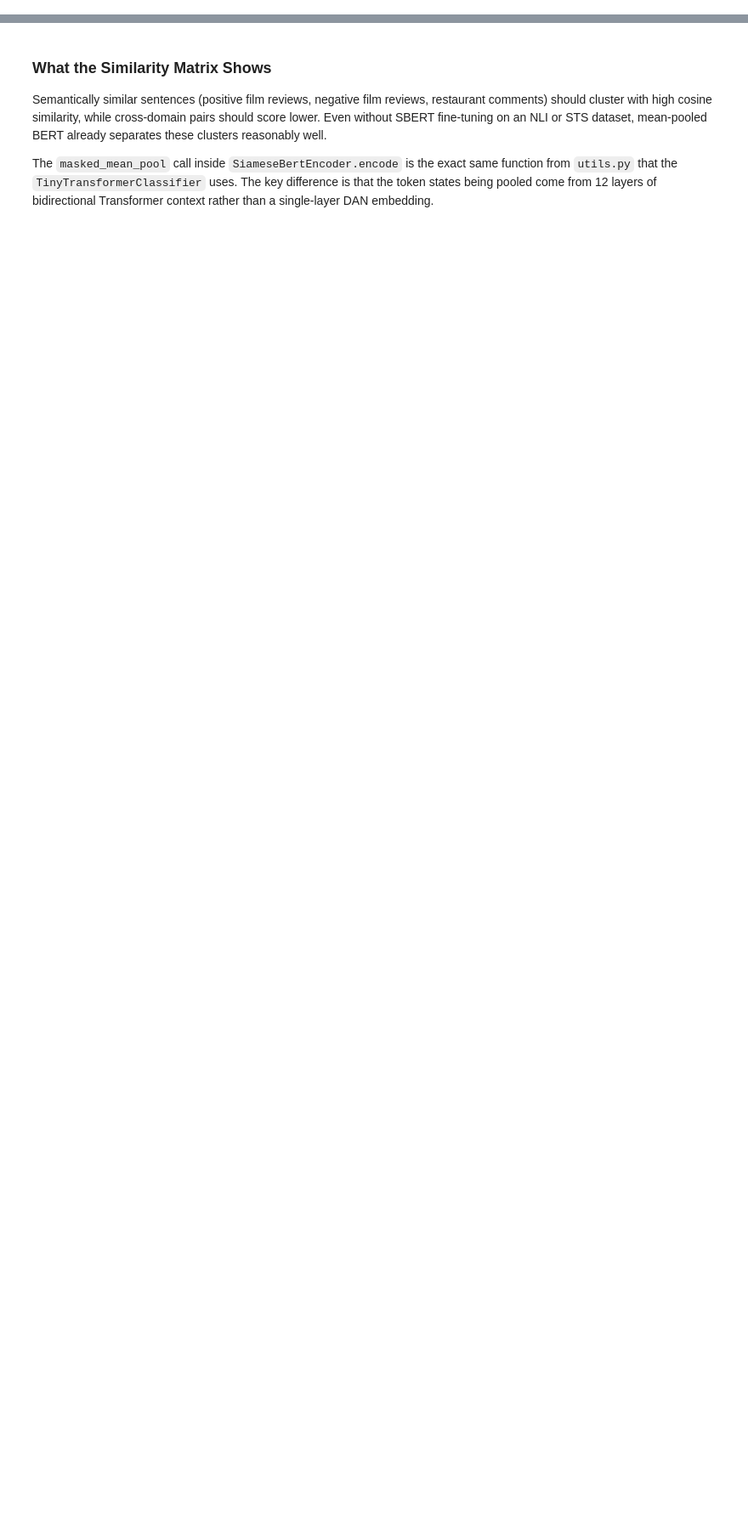
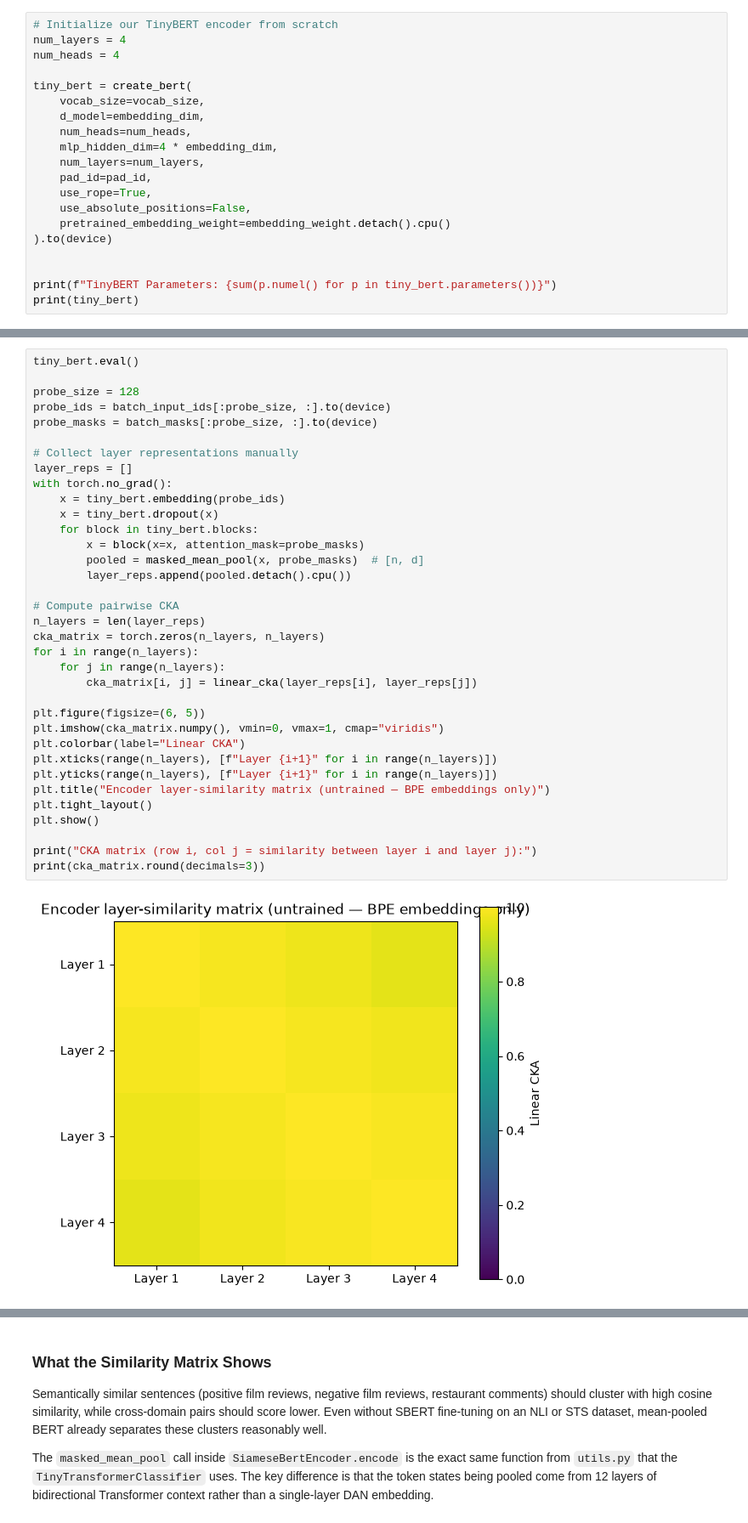
Before and after one commit to mdossett204/AI-maths-foundations, a Jupyter notebook: NLP-learning-notebooks/week7-BERT/Week_7_encoder.ipynb, the cells around one changed output, grey strips where cells are left out. Shown at 85% size. Saved outputs shown, nothing was run; the diff lists cells and outputs as text; blank space fills up the shorter version.

```diff
--- a/NLP-learning-notebooks/week7-BERT/Week_7_encoder.ipynb
+++ b/NLP-learning-notebooks/week7-BERT/Week_7_encoder.ipynb
@@ -875,0 +152,20 @@ plt.show()
+# %%
+# Initialize our TinyBERT encoder from scratch
+num_layers = 4
+num_heads = 4
+
+tiny_bert = create_bert(
+    vocab_size=vocab_size,
+    d_model=embedding_dim,
+    num_heads=num_heads,
+    mlp_hidden_dim=4 * embedding_dim,
+    num_layers=num_layers,
+    pad_id=pad_id,
+    use_rope=True,
+    use_absolute_positions=False,
+    pretrained_embedding_weight=embedding_weight.detach().cpu()
+).to(device)
+
+
+print(f"TinyBERT Parameters: {sum(p.numel() for p in tiny_bert.parameters())}")
+print(tiny_bert)
@@ -875,0 +190,37 @@ plt.show()
+# %%
+tiny_bert.eval()
+
+probe_size = 128
+probe_ids = batch_input_ids[:probe_size, :].to(device)
+probe_masks = batch_masks[:probe_size, :].to(device)
+
+# Collect layer representations manually
+layer_reps = []
+with torch.no_grad():
+    x = tiny_bert.embedding(probe_ids)
+    x = tiny_bert.dropout(x)
+    for block in tiny_bert.blocks:
+        x = block(x=x, attention_mask=probe_masks)
+        pooled = masked_mean_pool(x, probe_masks)  # [n, d]
+        layer_reps.append(pooled.detach().cpu())
+
+# Compute pairwise CKA
+n_layers = len(layer_reps)
+cka_matrix = torch.zeros(n_layers, n_layers)
+for i in range(n_layers):
+    for j in range(n_layers):
+        cka_matrix[i, j] = linear_cka(layer_reps[i], layer_reps[j])
+
+plt.figure(figsize=(6, 5))
+plt.imshow(cka_matrix.numpy(), vmin=0, vmax=1, cmap="viridis")
+plt.colorbar(label="Linear CKA")
+plt.xticks(range(n_layers), [f"Layer {i+1}" for i in range(n_layers)])
+plt.yticks(range(n_layers), [f"Layer {i+1}" for i in range(n_layers)])
+plt.title("Encoder layer-similarity matrix (untrained — BPE embeddings only)")
+plt.tight_layout()
+plt.show()
+
+print("CKA matrix (row i, col j = similarity between layer i and layer j):")
+print(cka_matrix.round(decimals=3))
+# %% [output]
+[figure, added]
```
Also changed, not shown: parts of 53 cells of this notebook, 3 other files.
